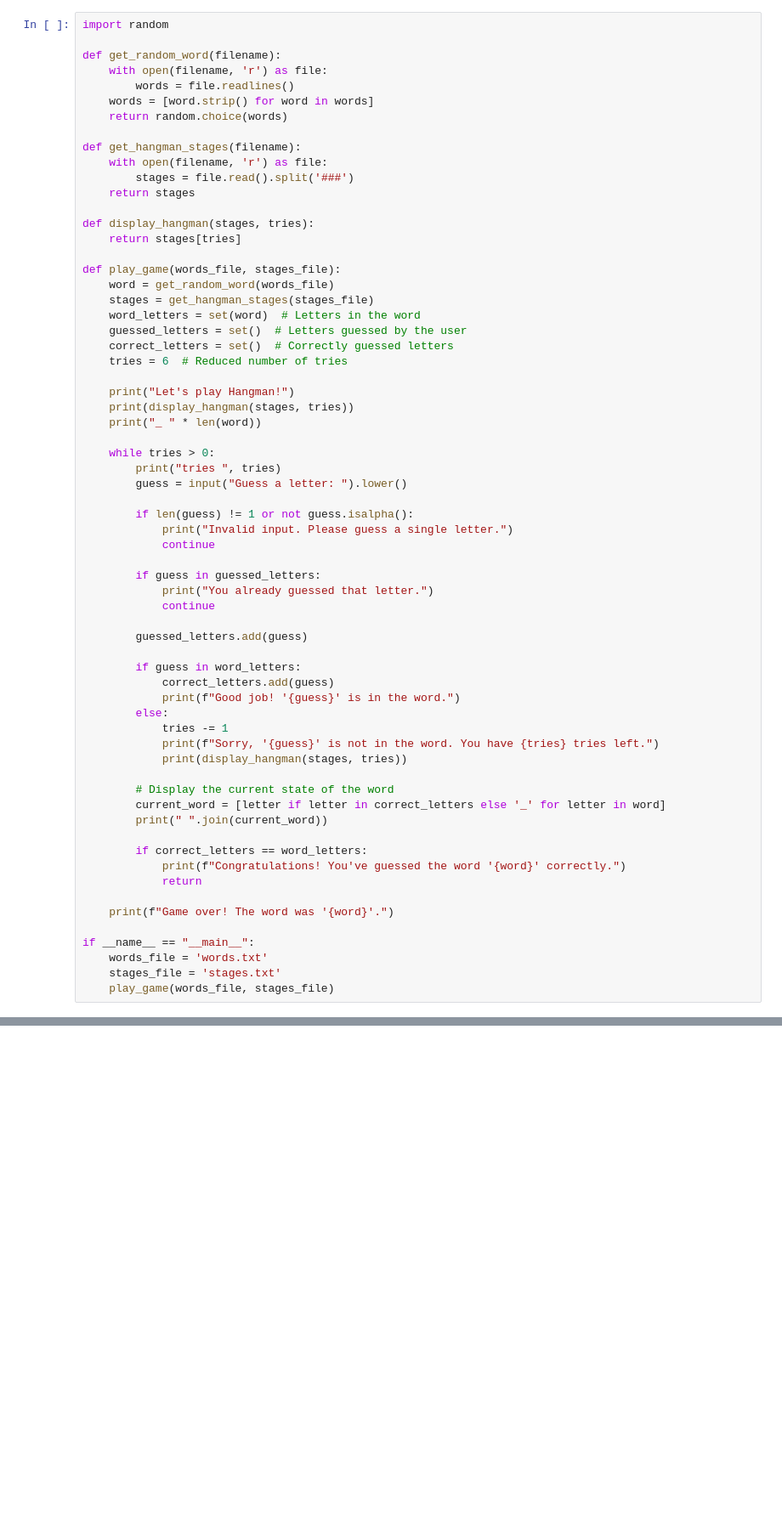
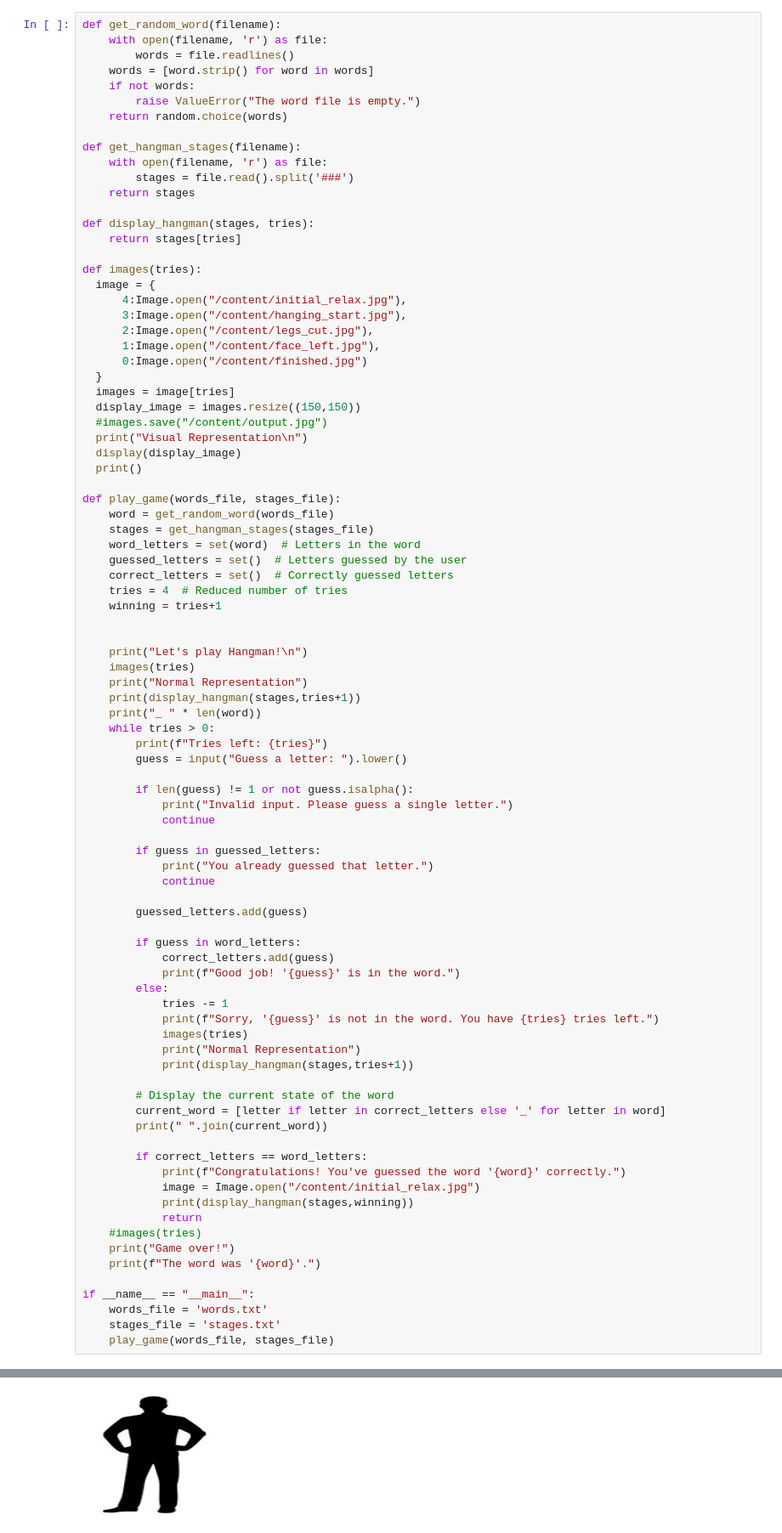
Before and after one commit to shorya-ag/Hangman_Game, a Jupyter notebook: Hangman_game.ipynb, the cells around one changed output, grey strips where cells are left out. Shown: that part at 85% size. Drawn from its saved outputs; the diff is of its cells as text; blank space fills up the shorter version.

```diff
--- a/Hangman_game.ipynb
+++ b/Hangman_game.ipynb
@@ -3,10 +7,10 @@
 # %%
-import random
-
 def get_random_word(filename):
     with open(filename, 'r') as file:
         words = file.readlines()
     words = [word.strip() for word in words]
+    if not words:
+        raise ValueError("The word file is empty.")
     return random.choice(words)
 
 def get_hangman_stages(filename):
@@ -17,20 +21,38 @@ def get_hangman_stages(filename):
 def display_hangman(stages, tries):
     return stages[tries]
 
+def images(tries):
+  image = {
+      4:Image.open("/content/initial_relax.jpg"),
+      3:Image.open("/content/hanging_start.jpg"),
+      2:Image.open("/content/legs_cut.jpg"),
+      1:Image.open("/content/face_left.jpg"),
+      0:Image.open("/content/finished.jpg")
+  }
+  images = image[tries]
+  display_image = images.resize((150,150))
+  #images.save("/content/output.jpg")
+  print("Visual Representation\n")
+  display(display_image)
+  print()
+
 def play_game(words_file, stages_file):
     word = get_random_word(words_file)
     stages = get_hangman_stages(stages_file)
     word_letters = set(word)  # Letters in the word
     guessed_letters = set()  # Letters guessed by the user
     correct_letters = set()  # Correctly guessed letters
-    tries = 6  # Reduced number of tries
+    tries = 4  # Reduced number of tries
+    winning = tries+1
 
-    print("Let's play Hangman!")
-    print(display_hangman(stages, tries))
+
+    print("Let's play Hangman!\n")
+    images(tries)
+    print("Normal Representation")
+    print(display_hangman(stages,tries+1))
     print("_ " * len(word))
-
     while tries > 0:
-        print("tries ", tries)
+        print(f"Tries left: {tries}")
         guess = input("Guess a letter: ").lower()
 
         if len(guess) != 1 or not guess.isalpha():
@@ -49,7 +71,9 @@ def play_game(words_file, stages_file):
         else:
             tries -= 1
             print(f"Sorry, '{guess}' is not in the word. You have {tries} tries left.")
-            print(display_hangman(stages, tries))
+            images(tries)
+            print("Normal Representation")
+            print(display_hangman(stages,tries+1))
 
         # Display the current state of the word
         current_word = [letter if letter in correct_letters else '_' for letter in word]
@@ -57,9 +81,12 @@ def play_game(words_file, stages_file):
 
         if correct_letters == word_letters:
             print(f"Congratulations! You've guessed the word '{word}' correctly.")
+            image = Image.open("/content/initial_relax.jpg")
+            print(display_hangman(stages,winning))
             return
-
-    print(f"Game over! The word was '{word}'.")
+    #images(tries)
+    print("Game over!")
+    print(f"The word was '{word}'.")
 
 if __name__ == "__main__":
     words_file = 'words.txt'
@@ -85,0 +99 @@ Congratulations! You've guessed the word 'hangman' correctly.
+[figure, added]
```
Also changed, not shown: parts of 3 cells of this notebook.
